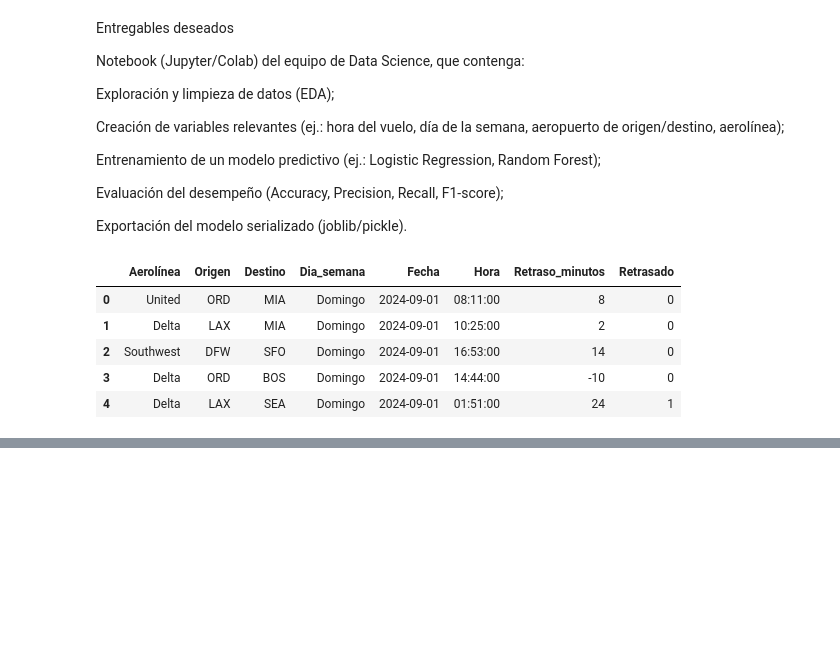
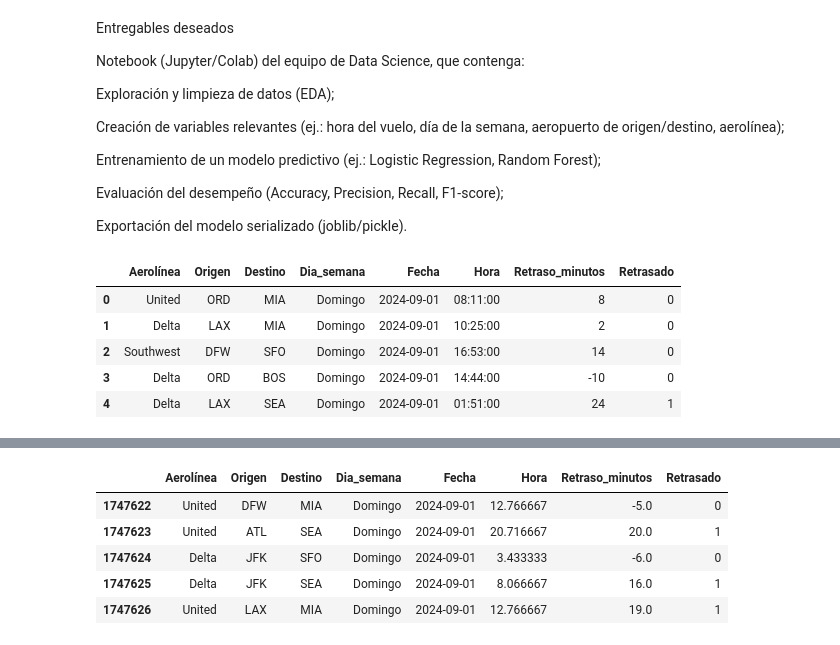
Before and after one commit to Ivan8Garcia/Proyecto_NoCountry, a Jupyter notebook: Vuelos.ipynb, the cells around one changed output, grey strips where cells are left out. Drawn from its saved outputs; the diff is of its cells as text; code cells hidden in the pictures; blank space fills up the shorter version.

```diff
--- a/Vuelos.ipynb
+++ b/Vuelos.ipynb
@@ -224,0 +256,9 @@ memory usage: 106.7+ MB
+# %%
+datos.tail()
+# %% [output]
+|  | Aerolínea | Origen | Destino | Dia_semana | Fecha | Hora | Retraso_minutos | Retrasado |
+| 1747622 | United | DFW | MIA | Domingo | 2024-09-01 | 12.766667 | -5.0 | 0 |
+| 1747623 | United | ATL | SEA | Domingo | 2024-09-01 | 20.716667 | 20.0 | 1 |
+| 1747624 | Delta | JFK | SFO | Domingo | 2024-09-01 | 3.433333 | -6.0 | 0 |
+| 1747625 | Delta | JFK | SEA | Domingo | 2024-09-01 | 8.066667 | 16.0 | 1 |
+| 1747626 | United | LAX | MIA | Domingo | 2024-09-01 | 12.766667 | 19.0 | 1 |
```
Also changed, not shown: parts of 6 cells of this notebook.
